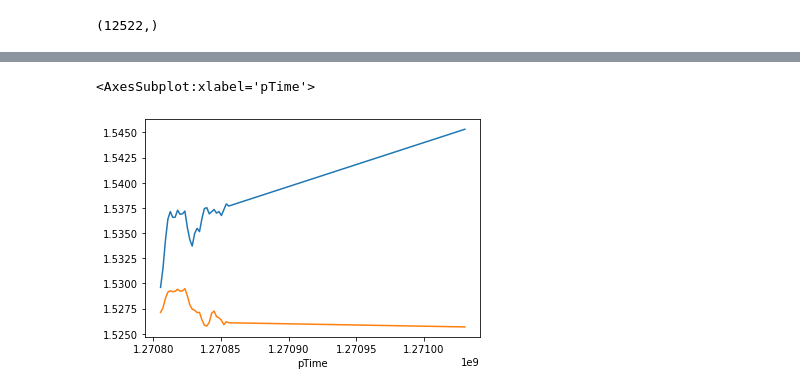
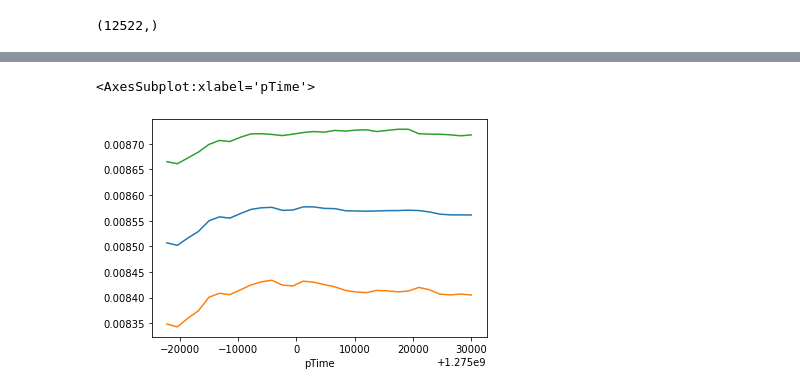
Before and after one commit to denisvivdenko/stock-prices-pattern-recognition, a Jupyter notebook: notebooks/stumpy_experiment.ipynb, the cells around one changed output, grey strips where cells are left out. Cells and saved outputs as stored; diff of their text form; code cells hidden in the pictures.

Commit message:
add research small pattern to stumpy experiment notebook

```diff
--- a/notebooks/stumpy_experiment.ipynb
+++ b/notebooks/stumpy_experiment.ipynb
@@ -116,6 +132,6 @@ pTime
 dtype: float64
 # %%
-pattern_2 = timeseries[motif_index:].head(30)
+pattern_2 = norm_timeseries[motif_index:].head(30)
 # %%
 pattern_2.index = pattern_1.index
 # %%
@@ -130,0 +198,32 @@ dtype: float64
+# %%
+m = 22
+mp = stumpy.stump(timeseries, m)
+
+for pattern_index in range(1, 20, 2):
+    motif_index = np.argsort(mp[:, 0])[pattern_index]
+
+    nearest_neighbor_idx = mp[motif_index, 1]
+
+    index = timeseries[nearest_neighbor_idx:].head(m).index
+    pattern_1 = pd.Series(data=normalize([timeseries[nearest_neighbor_idx:].head(m)])[0], index=index)
+    pattern_2 = pd.Series(data=normalize([timeseries[motif_index:].head(m)])[0], index=index)
+
+
+    interval_1 = pattern_1.max() - pattern_1.min()
+    interval_2 = pattern_2.max() - pattern_2.min()
+    print(pattern_1.std())
+    print(pattern_2.std())
+
+    avg_pattern = merge_patterns(pattern_1, pattern_2)
+    avg_pattern = avg_pattern.rolling(window=2).mean()
+
+
+    plt.figure(figsize=(3, 6))
+
+    sns.lineplot(data=pattern_1, label='pattern_1')
+    sns.lineplot(data=pattern_2, label='pattern_2')
+    plt.show()
+
+    plt.figure(figsize=(3, 6))
+    sns.lineplot(data=avg_pattern, linewidth=3, label='merge')
+    plt.show()
@@ -131,6 +248,12 @@ dtype: float64
+# %%
+def merge_patterns(first_pattern, second_pattern):
+    return (first_pattern + second_pattern) / 2
+# %%
+merged_ts = merge_patterns(pattern_1, pattern_2)
 # %%
+sns.lineplot(data=merged_ts)
 sns.lineplot(data=pattern_1)
 sns.lineplot(data=pattern_2)
 # %% [output]
 <AxesSubplot:xlabel='pTime'>
-[figure, old version]
+[figure, new version]
```
Also changed, not shown: parts of 21 cells of this notebook.
